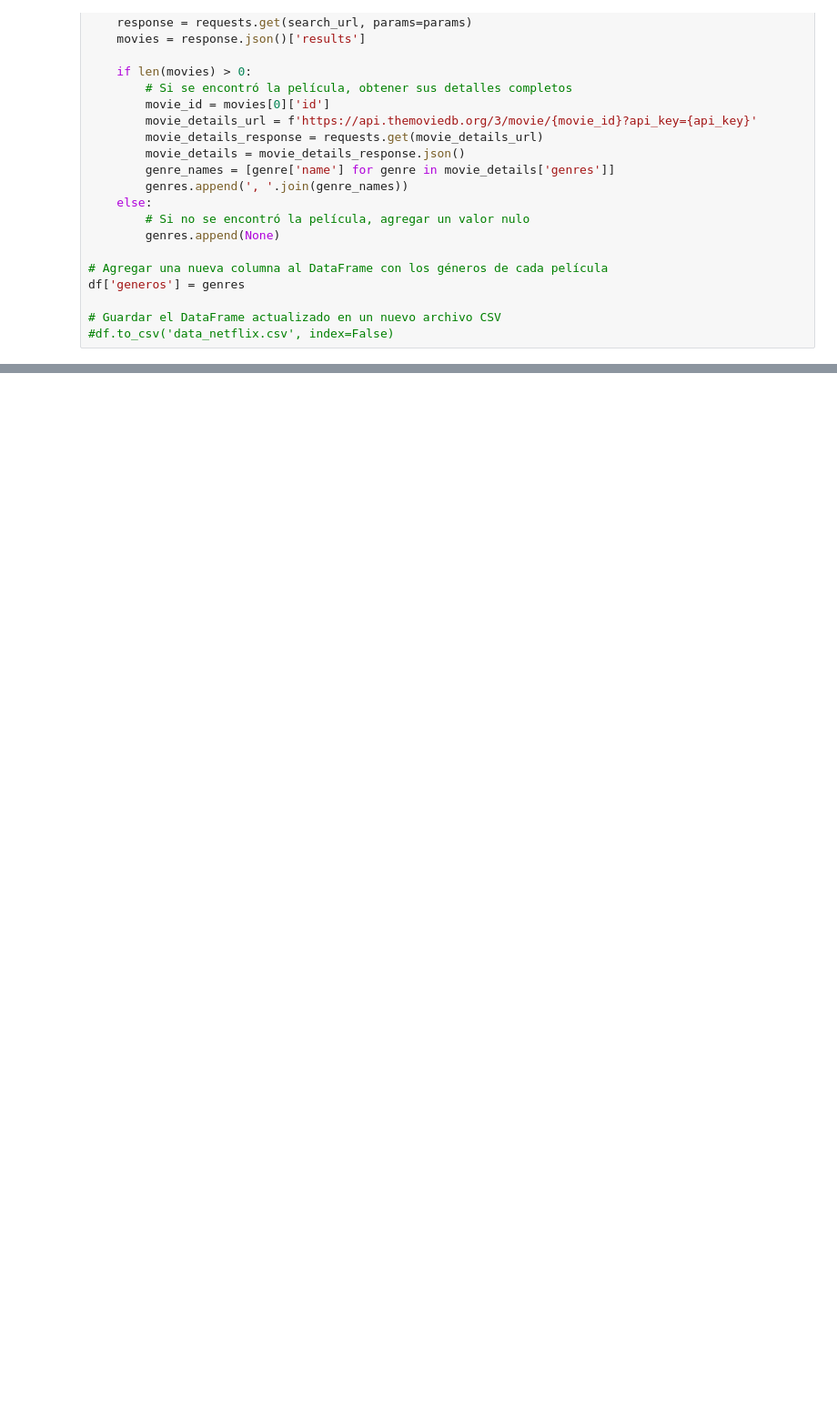
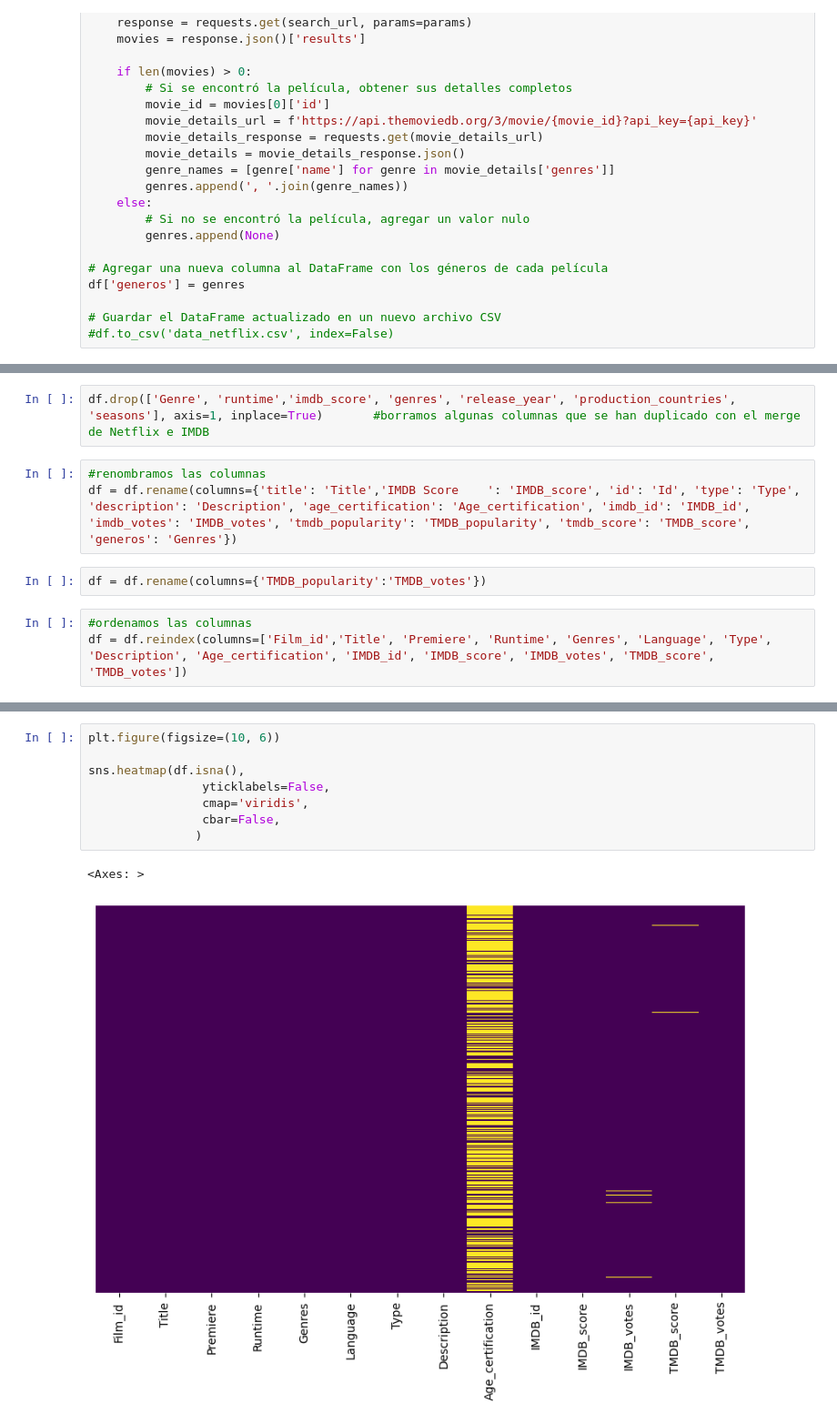
Before and after one commit to jrodrisanz/ProyectoETL, a Jupyter notebook: src/netflix_film.ipynb, the cells around one changed output, grey strips where cells are left out. Shown: that part at 91% size. Cells and saved outputs as stored; diff of their text form; blank space fills up the shorter version.

```diff
--- a/src/netflix_film.ipynb
+++ b/src/netflix_film.ipynb
@@ -234,0 +221,10 @@ df['generos'] = genres
+# %%
+df.drop(['Genre', 'runtime','imdb_score', 'genres', 'release_year', 'production_countries', 'seasons'], axis=1, inplace=True)       #borramos algunas columnas que se han duplicado con el merge de Netflix e IMDB
+# %%
+#renombramos las columnas
+df = df.rename(columns={'title': 'Title','IMDB Score	': 'IMDB_score', 'id': 'Id', 'type': 'Type', 'description': 'Description', 'age_certification': 'Age_certification', 'imdb_id': 'IMDB_id', 'imdb_votes': 'IMDB_votes', 'tmdb_popularity': 'TMDB_popularity', 'tmdb_score': 'TMDB_score', 'generos': 'Genres'})
+# %%
+df = df.rename(columns={'TMDB_popularity':'TMDB_votes'})
+# %%
+#ordenamos las columnas
+df = df.reindex(columns=['Film_id','Title', 'Premiere', 'Runtime', 'Genres', 'Language', 'Type', 'Description', 'Age_certification', 'IMDB_id', 'IMDB_score', 'IMDB_votes', 'TMDB_score', 'TMDB_votes'])
@@ -234,0 +239,11 @@ df['generos'] = genres
+# %%
+plt.figure(figsize=(10, 6))
+
+sns.heatmap(df.isna(),
+                yticklabels=False,
+                cmap='viridis',
+                cbar=False,
+               )
+# %% [output]
+<Axes: >
+[figure, added]
```
Also changed, not shown: parts of 11 cells of this notebook, 5 other files.
